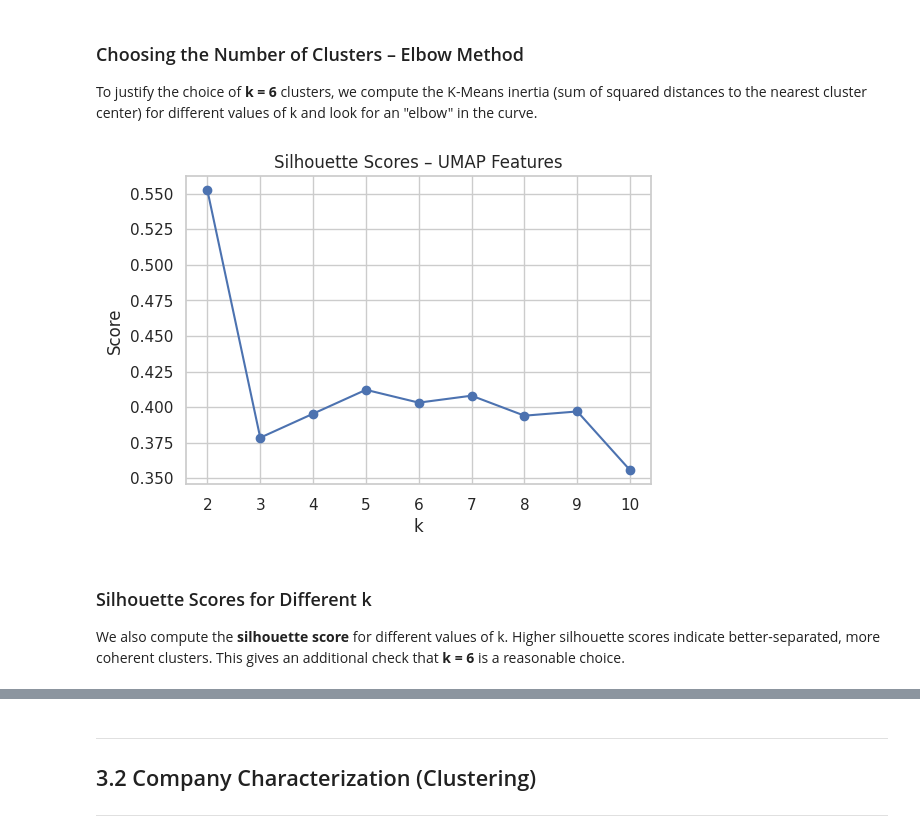
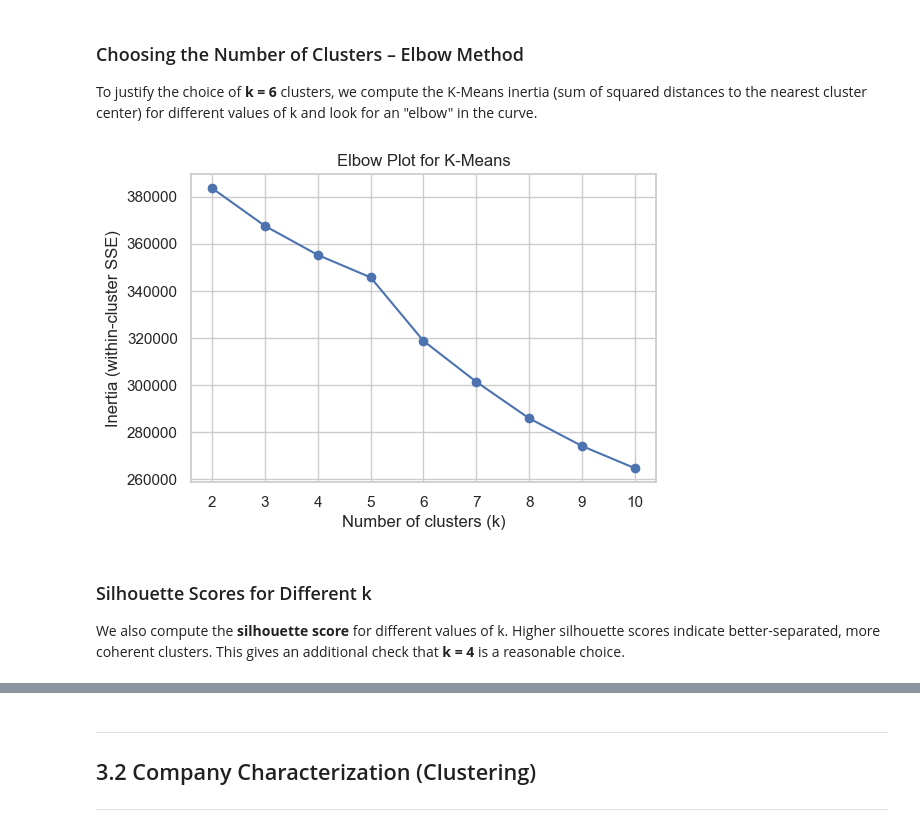
Before and after one commit to ParthGadekar0631/Corporate-Bankruptcy-Prediction-System, a Jupyter notebook: Group4_TrainingData.ipynb, the cells around one changed output, grey strips where cells are left out. Cells and saved outputs as stored; diff of their text form; code cells hidden in the pictures.

```diff
--- a/Group4_TrainingData.ipynb
+++ b/Group4_TrainingData.ipynb
@@ -97,0 +101,11 @@ UMAP 20D Shape: (5807, 20)
+# %%
+N_COMPONENTS = 30
+
+preprocess_pipeline = Pipeline([
+    ("scaler", StandardScaler()),
+    ("pca", PCA(n_components=N_COMPONENTS, random_state=RANDOM_STATE))
+])
+
+X_clust = preprocess_pipeline.fit_transform(X)
+
+print("Feature dimension after PCA:", X_clust.shape)
@@ -102,26 +132,32 @@ To justify the choice of **k = 6** clusters, we compute the K-Means inertia
 (sum of squared distances to the nearest cluster center) for different values
 of k and look for an "elbow" in the curve.
 # %%
+# Elbow plot using the preprocessed features (X_clust)
+
 k_values = range(2, 11)
-sil_scores = []
+inertias = []
 
 for k in k_values:
-    km = KMeans(n_clusters=k, random_state=42, n_init="auto")
-    labels_k = km.fit_predict(X_umap)
-    sil_scores.append(silhouette_score(X_umap, labels_k))
+    km = KMeans(
+        n_clusters=k,
+        random_state=RANDOM_STATE,
+        n_init="auto"
+    )
+    km.fit(X_clust)
+    inertias.append(km.inertia_)
 
-plt.figure(figsize=(6,4))
-plt.plot(k_values, sil_scores, marker="o")
-plt.title("Silhouette Scores – UMAP Features")
-plt.xlabel("k")
-plt.ylabel("Score")
+plt.figure(figsize=(6, 4))
+plt.plot(k_values, inertias, marker="o")
+plt.xlabel("Number of clusters (k)")
+plt.ylabel("Inertia (within-cluster SSE)")
+plt.title("Elbow Plot for K-Means")
 plt.grid(True)
 plt.show()
 # %% [output]
-[figure, old version]
+[figure, new version]
 # %% [markdown]
 ### Silhouette Scores for Different k
 
 We also compute the **silhouette score** for different values of k.
 Higher silhouette scores indicate better-separated, more coherent clusters.
-This gives an additional check that **k = 6** is a reasonable choice.
+This gives an additional check that **k = 4** is a reasonable choice.
```
Also changed, not shown: parts of 39 cells of this notebook, 11 other files.
